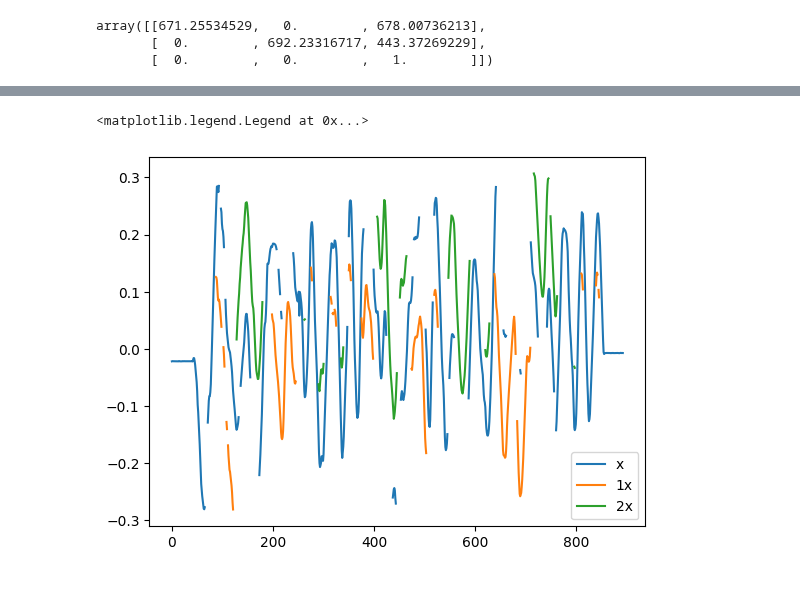
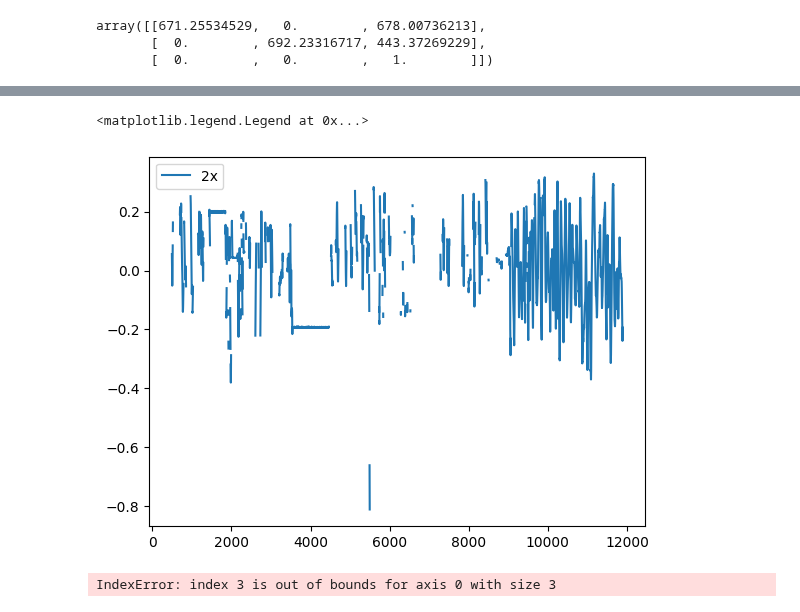
Before and after one commit to SujithChristopher/armbo, a Jupyter notebook: ipy_notebooks/create_multiclass_dataset_multivideo.ipynb, the cells around one changed output, grey strips where cells are left out. Drawn from its saved outputs; the diff is of its cells as text; code cells hidden in the pictures.

```diff
--- a/ipy_notebooks/create_multiclass_dataset_multivideo.ipynb
+++ b/ipy_notebooks/create_multiclass_dataset_multivideo.ipynb
@@ -50,6 +50,6 @@ board = aruco.GridBoard_create(
 # %%
 video_folders_pth = os.path.join(_base_pth)
 video_folders_list = os.listdir(video_folders_pth)
-video_folders_list = video_folders_list[2:]
-video_folders_list
+video_folders_list = video_folders_list[4:]
+# video_folders_list
 # %% [output]
@@ -62 +74,11 @@ video_folders_list
  'sk40_40_4_random4']
+# %%
+"""write folder names to text file"""
+_text_pth = os.path.join(_webcam_calib_folder, "..", "00_analysis", "folder_names.txt")
+with open(_text_pth, "w") as f:
+    for i in video_folders_list:
+        f.write(i + "\n")
+# %%
+with open(_text_pth, "r") as f:
+    video_folders_list = f.readlines()
+    video_folders_list = [i.strip() for i in video_folders_list]
@@ -148,13 +188,13 @@ for i in range(len(data["frame_id"])):
             coordinate[str(k)]["ry"].append(np.nan)
             coordinate[str(k)]["rz"].append(np.nan)
 # %%
-plt.plot(coordinate["0"]["x"], label="x")
-plt.plot(coordinate["49"]["x"], label="1x")
+# plt.plot(coordinate["0"]["x"], label="x")
+# plt.plot(coordinate["49"]["x"], label="1x")
 plt.plot(coordinate["80"]["x"], label="2x")
 plt.legend()
 # %% [output]
 <matplotlib.legend.Legend at 0x...>
-[figure, old version]
+[figure, new version]
 # %%
 raw_data_pth = os.path.abspath(os.path.join(os.getcwd(), os.pardir))
 raw_data_pth = os.path.join(raw_data_pth, 'dataset',"multi_class", "raw_data")
@@ -176,6 +216,17 @@ for _folder_name in video_folders_list:
     _video_pth = os.path.join(_base_pth,_folder_name,"webcam_color.msgpack")
     _video_file = open(_video_pth, "rb")
     _video_data = mp.Unpacker(_video_file, object_hook=mpn.decode)
+
+    _current_xvec = 0.
+    _current_yvec = 0.
+    _current_zvec = 0.
+
+    _previous_xvec = 0.
+    _previous_yvec = 0.
+    _previous_zvec = 0.
+
+    _start_frame_counter = 0
+
     for _frame in tqdm(_video_data):
 
         shape = _frame.shape
@@ -192,9 +243,12 @@ for _folder_name in video_folders_list:
             cameraMatrix = _webcam_cam_mat,
             distCoeffs = _webcam_dist)
 
+        rotation_vectors, translation_vectors, _ = aruco.estimatePoseSingleMarkers(corners, 0.04, _webcam_cam_mat, _webcam_dist)
+
         if len(markerCorners) == 0:
             counter += 1
             continue
+
 
         img_name = f"image_{counter}.png"
 
@@ -213,6 +267,28 @@ for _folder_name in video_folders_list:
             doesnt_exist.append(default_ids[2])
 
         for i in range(len(ids)):
+
+            if _start_frame_counter == 0:
+
+                _previous_xvec = translation_vectors[i][0][0]
+                _previous_yvec = translation_vectors[i][0][1]
+                _previous_zvec = translation_vectors[i][0][2]
+
+            _current_xvec = translation_vectors[i][0][0]
+            _current_yvec = translation_vectors[i][0][1]
+            _current_zvec = translation_vectors[i][0][2]
+
+            if abs(_current_xvec - _previous_xvec)>0.1:
+                continue
+            elif abs(_current_yvec - _previous_yvec)>0.1:
+                continue
+            elif abs(_current_zvec - _previous_zvec)>0.1:
+                continue
+
+            _previous_xvec = _current_xvec
+            _previous_yvec = _current_yvec
+            _previous_zvec = _current_zvec
+
             _markerCorners = markerCorners[i][0]
             bbox_x,bbox_y,bbox_width,bbox_height = cv2.boundingRect(_markerCorners)
 
@@ -240,8 +316,11 @@ for _folder_name in video_folders_list:
         image_path = os.path.join(raw_data_pth, "images", img_name)
         cv2.imwrite(image_path, _frame)
         counter += 1
+        _start_frame_counter += 1
 
     _video_file.close()
+# %% [output]
+IndexError: index 3 is out of bounds for axis 0 with size 3
 # %%
 # splitting dataset into train and validation and test
 data_pth = os.path.abspath(os.path.join(os.getcwd(), os.pardir))
```
Also changed, not shown: parts of 2 cells of this notebook, 2 other files.
